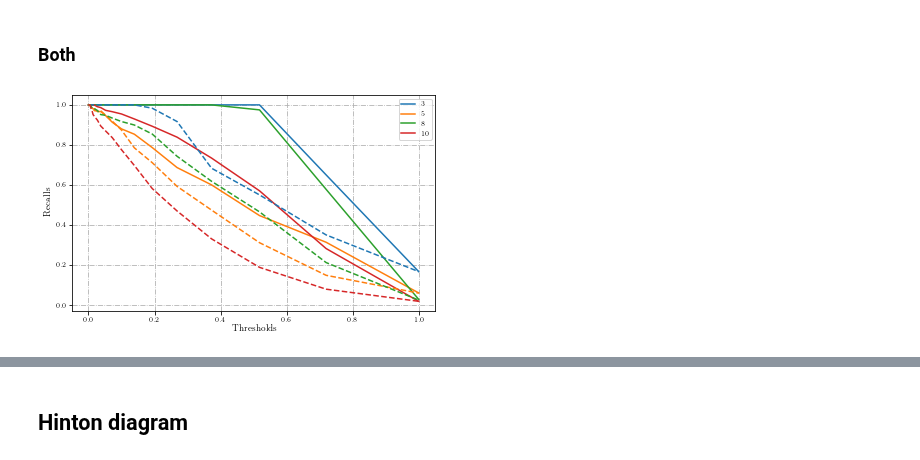
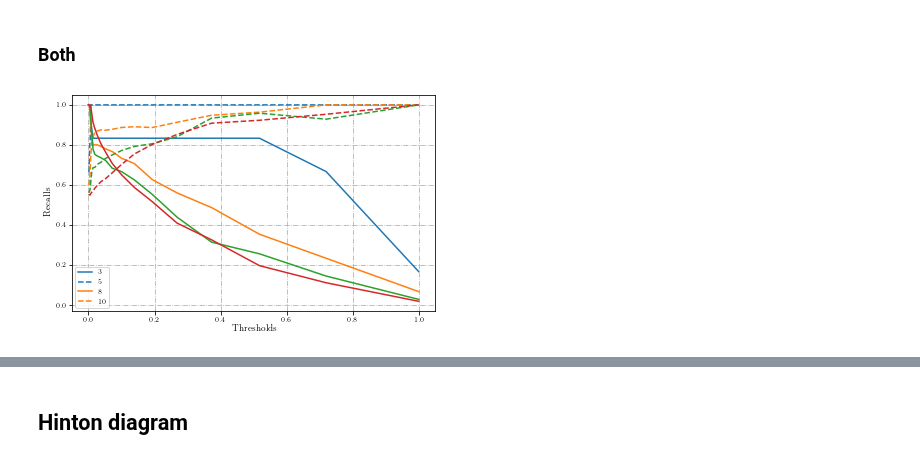
Before and after one commit to rpatrik96/nl-causal-representations, a Jupyter notebook: notebooks/synth_plots.ipynb, the cells around one changed output, grey strips where cells are left out. Cells and saved outputs as stored; diff of their text form; code cells hidden in the pictures.

Commit message:
monti sparse results

```diff
--- a/notebooks/synth_plots.ipynb
+++ b/notebooks/synth_plots.ipynb
@@ -353,10 +350,10 @@ dim=6 (n_mixing_layer=1)        MCC=1.000+0.000 Acc(order):0.000          Acc:0.
 selector = False
 
 metric = "thresholds"
-thresholds = torch.stack([stats3d[3][selector][metric], stats5d[5][selector][metric],stats8d[8][selector][metric],stats10d[10][selector][metric]])
+thresholds = torch.stack([stats3d_sparse[3][selector][metric], stats5d_sparse[5][selector][metric],stats8d_sparse[8][selector][metric],stats10d_sparse[10][selector][metric]])
 
 metric = "precisions"
-precisions_nl = torch.stack([stats3d[3][selector][metric], stats5d[5][selector][metric],stats8d[8][selector][metric],stats10d[10][selector][metric]])
+precisions_nl = torch.stack([stats3d_sparse[3][selector][metric], stats5d_sparse[5][selector][metric],stats8d_sparse[8][selector][metric],stats10d_sparse[10][selector][metric]])
 
 metric = "recalls"
-recalls_nl = torch.stack([stats3d[3][selector][metric], stats5d[5][selector][metric],stats8d[8][selector][metric],stats10d[10][selector][metric]])
+recalls_nl = torch.stack([stats3d_sparse[3][selector][metric], stats5d_sparse[5][selector][metric],stats8d_sparse[8][selector][metric],stats10d_sparse[10][selector][metric]])
@@ -429,34 +378,36 @@ LABELPAD = 3
 DIMS = [3,5,8,10]
 COLORS = ["tab:blue","tab:orange","tab:green","tab:red"]
 
 
 fig = plt.figure(figsize=figsizes.neurips2022(nrows=1, ncols=1)['figure.figsize'])
 
 ax = fig.add_subplot(111)
 ax.grid(True, which="both", ls="-.")
 ax.set_axisbelow(True)
 
-for rec_nl, c in zip(recalls_nl, COLORS):
+for rec_nl,prec_nl, c in zip(recalls_nl, precisions_nl, COLORS):
     im = ax.plot(thresholds[0,:], rec_nl, c=c)
-for rec_lin, c in zip(recalls_lin, COLORS):
-    im = ax.plot(thresholds[0,:], rec_lin, c=c, ls="--")
+    im = ax.plot(thresholds[0,:], prec_nl, c=c, ls="--")
+# for rec_lin,prec_lin, c in zip(recalls_lin,precisions_lin, COLORS):
+#     im = ax.plot(thresholds[0,:], rec_lin, c=c, ls="--")
+#     im = ax.plot(thresholds[0,:], prec_lin, c=c, ls="--")
 # ax.plot(np.linspace(.85, 6), -np.linspace(.85, 6), c="black", label='$y=x^{-2}$')
 ax.set_ylabel("Recalls", labelpad=LABELPAD)
 ax.set_xlabel("Thresholds", labelpad=LABELPAD)
 plt.legend(DIMS)
 ax.tick_params(axis='both', which='major', pad=TICK_PADDING)
 
 # ax = fig.add_subplot(122)
 # ax.grid(True, which="both", ls="-.")
 # ax.set_axisbelow(True)
 
 # im = ax.plot(thresholds.T, recalls_lin.T, ls="--", c=COLORS)
 # ax.plot(np.linspace(.85, 6), -np.linspace(.85, 6), c="black", label='$y=x^{-2}$')
 # ax.set_ylabel("Recalls (Lin)", labelpad=LABELPAD)
 ax.set_xlabel("Thresholds", labelpad=LABELPAD)
 plt.legend(DIMS)
 ax.tick_params(axis='both', which='major', pad=TICK_PADDING)
 
 plt.savefig("recalls.svg")
 # %% [output]
-[figure, old version]
+[figure, new version]
```
Also changed, not shown: parts of 21 cells of this notebook.
